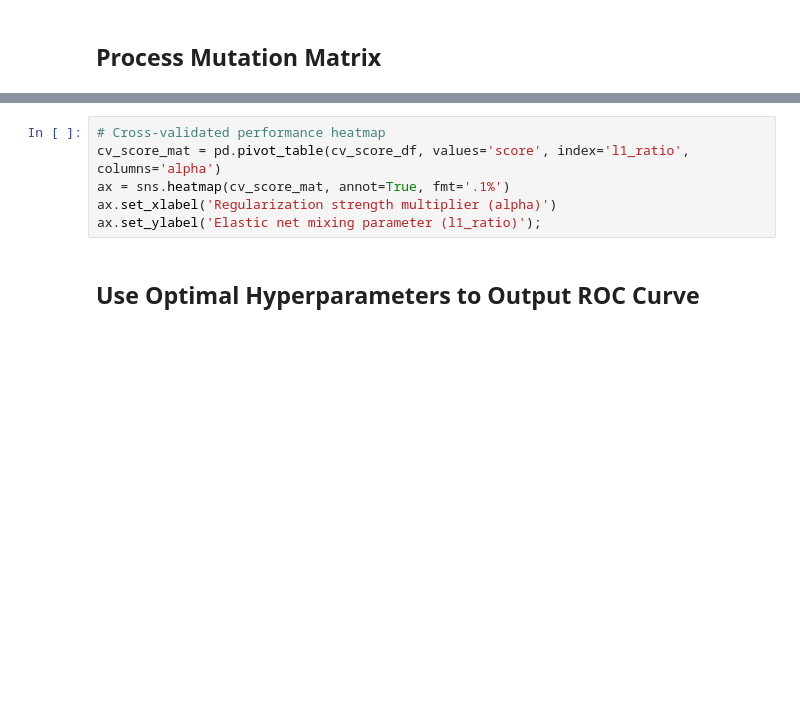
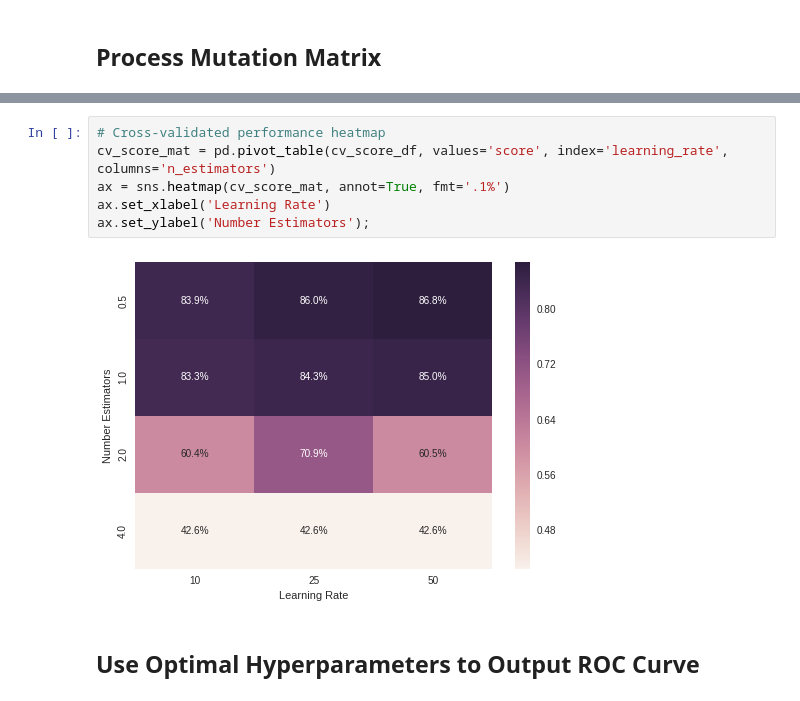
Before and after one commit to NabeelSarwar/machine-learning, a Jupyter notebook: algorithms/AdaBoost_NabeelSarwar.ipynb, the cells around one changed output, grey strips where cells are left out. Saved outputs shown, nothing was run; the diff lists cells and outputs as text; blank space fills up the shorter version.

```diff
--- a/algorithms/AdaBoost_NabeelSarwar.ipynb
+++ b/algorithms/AdaBoost_NabeelSarwar.ipynb
@@ -151,9 +190,11 @@ facet_grid.set_ylabels('AUROC');
 # %%
 # Cross-validated performance heatmap
-cv_score_mat = pd.pivot_table(cv_score_df, values='score', index='l1_ratio', columns='alpha')
+cv_score_mat = pd.pivot_table(cv_score_df, values='score', index='learning_rate', columns='n_estimators')
 ax = sns.heatmap(cv_score_mat, annot=True, fmt='.1%')
-ax.set_xlabel('Regularization strength multiplier (alpha)')
-ax.set_ylabel('Elastic net mixing parameter (l1_ratio)');
+ax.set_xlabel('Learning Rate')
+ax.set_ylabel('Number Estimators');
+# %% [output]
+[figure, added]
 # %% [markdown]
 ## Use Optimal Hyperparameters to Output ROC Curve
 # %%
```
Also changed, not shown: parts of 18 cells of this notebook.
